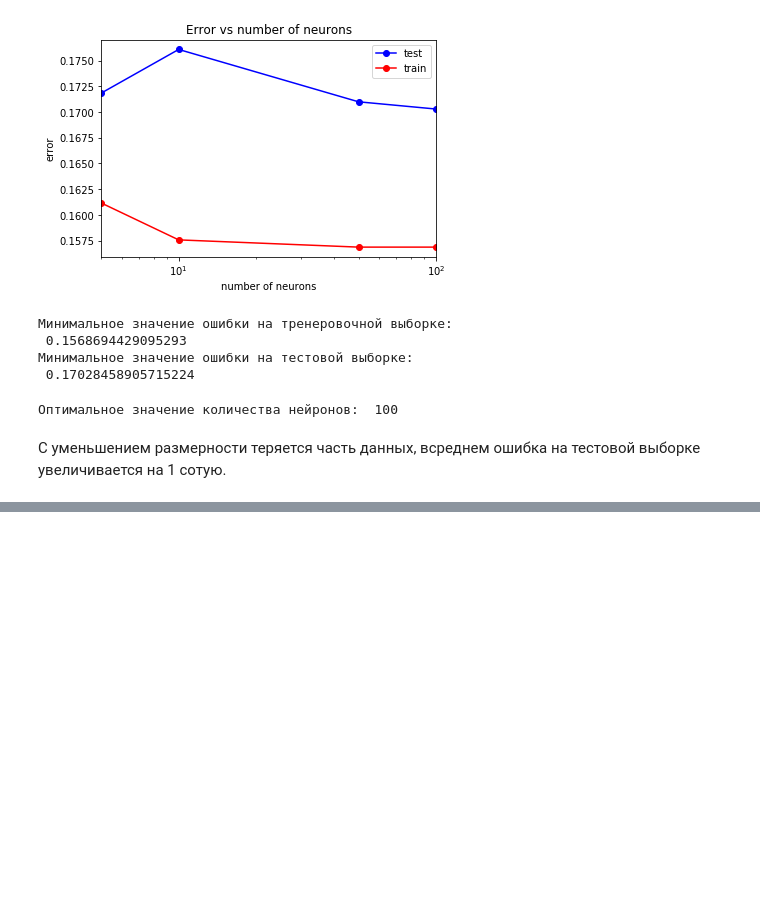
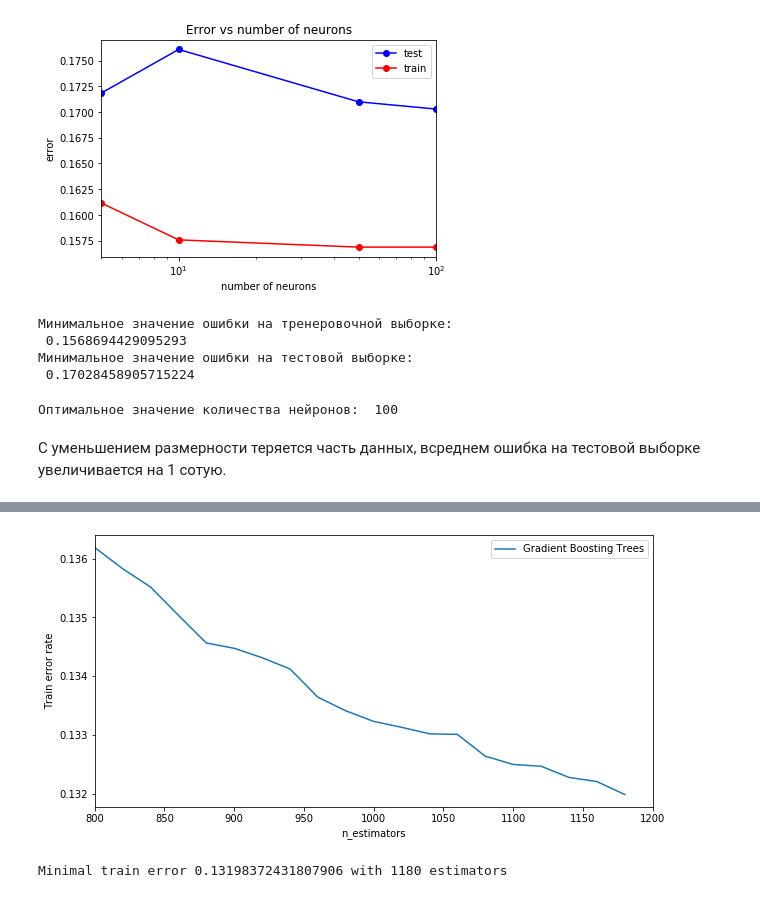
Before and after one commit to JuliaRS/MachineLearning, a Jupyter notebook: Rain_in_Australia.ipynb, the cells around one changed output, grey strips where cells are left out. Saved outputs shown, nothing was run; the diff lists cells and outputs as text; code cells hidden in the pictures; blank space fills up the shorter version.

```diff
--- a/Rain_in_Australia.ipynb
+++ b/Rain_in_Australia.ipynb
@@ -1492,0 +1577,9 @@ print("Оптимальное значение количества нейрон
+# %%
+from sklearn import ensemble
+
+dbdt = ensemble.GradientBoostingClassifier(n_estimators=1000)
+dbdt.fit(X_train, y_train)
+err_train = np.mean(y_train != dbdt.predict(X_train))
+err_test  = np.mean(y_test  != dbdt.predict(X_test))
+
+print(err_train, err_test)
@@ -1492,0 +1594,21 @@ print("Оптимальное значение количества нейрон
+# %%
+oob_error, test_error, train_error = [], [], []
+
+for n in range(800, 1200, 20):
+     gbdt = ensemble.GradientBoostingClassifier(n_estimators=n, subsample=0.5, random_state=42)
+     gbdt.fit(X_train, y_train)
+     train_error.append(np.mean(y_train != gbdt.predict(X_train)))
+     test_error.append(np.mean(y_test  != gbdt.predict(X_test)))
+     oob_error.append(gbdt.oob_improvement_)
+# %%
+plt.figure(figsize=(10,5))
+plt.plot(range(800, 1200, 20), train_error, label='Gradient Boosting Trees')
+plt.xlim(800, 1200)
+plt.xlabel("n_estimators")
+plt.ylabel("Train error rate")
+plt.legend(loc="upper right")
+plt.show()
+print('Minimal train error {} with {} estimators'.format(np.min(train_error), estimators[np.argmin(train_error)]))
+# %% [output]
+[figure, added]
+Minimal train error 0.13198372431807906 with 1180 estimators
```
Also changed, not shown: parts of 20 cells of this notebook.
